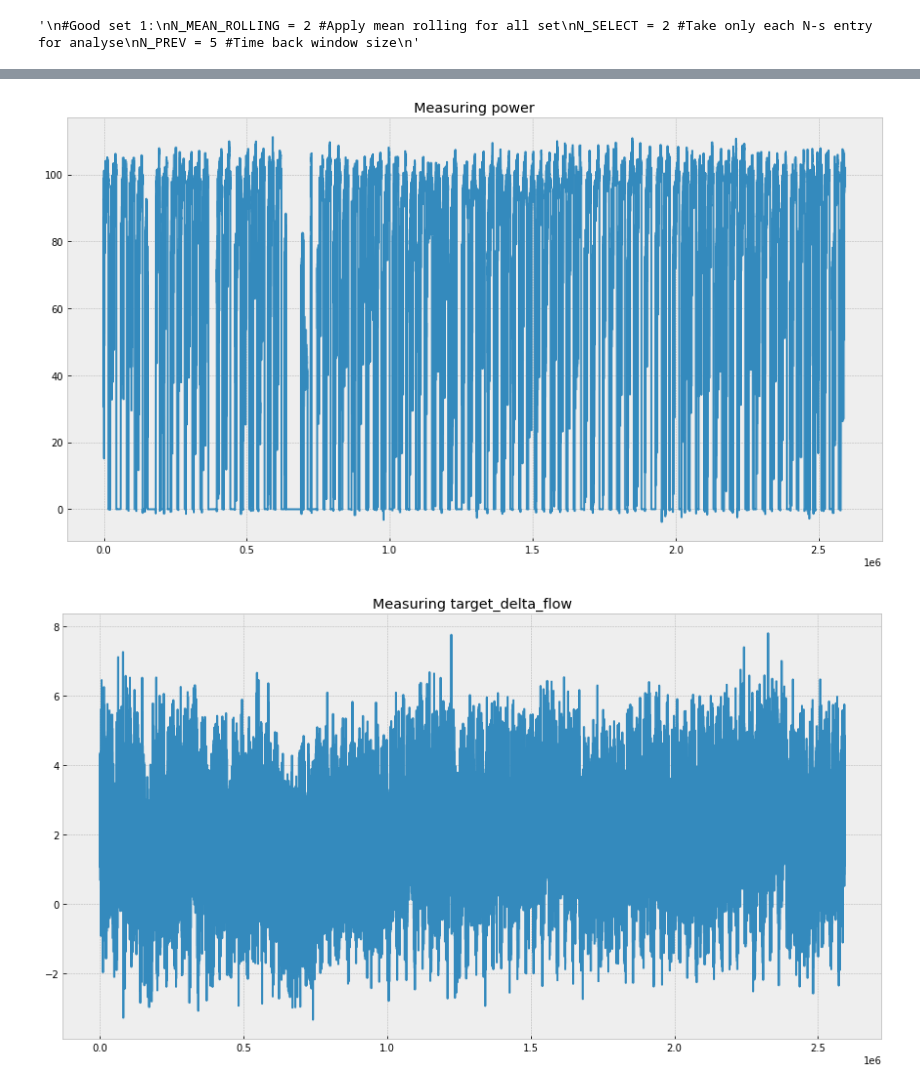
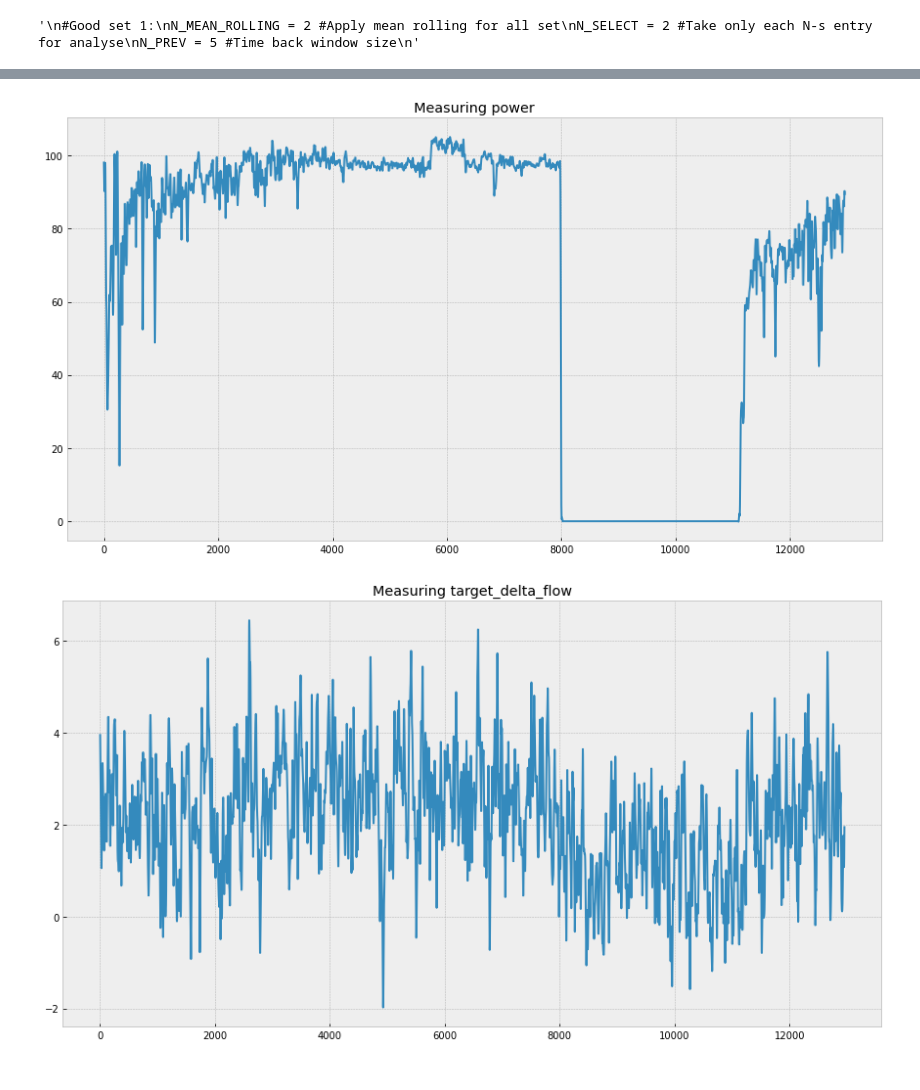
Before and after one commit to tunmustard/fluidguard, a Jupyter notebook: fg_study_pipeline_1_1.ipynb, the cells around one changed output, grey strips where cells are left out. Drawn from its saved outputs; the diff is of its cells as text; code cells hidden in the pictures.

```diff
--- a/fg_study_pipeline_1_1.ipynb
+++ b/fg_study_pipeline_1_1.ipynb
@@ -364,5 +364,5 @@ TEST  data shape (518162, 5, 2)
 # %%
-plot_data(data_np, ll=0.0, ul=1, plot_together=False)
+plot_data(data_np, ll=0.0, ul=0.01, plot_together=False)
 # %% [output]
-[figure, old version]
+[figure, new version]
-[figure, old version]
+[figure, new version]
```
Also changed, not shown: parts of 13 cells of this notebook.
